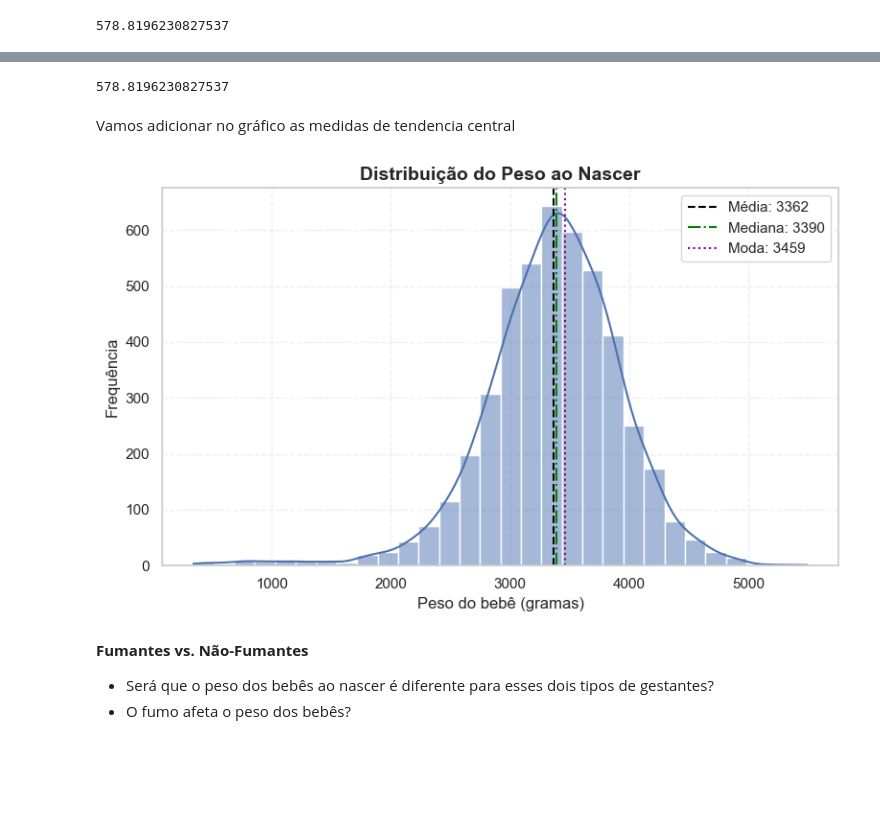
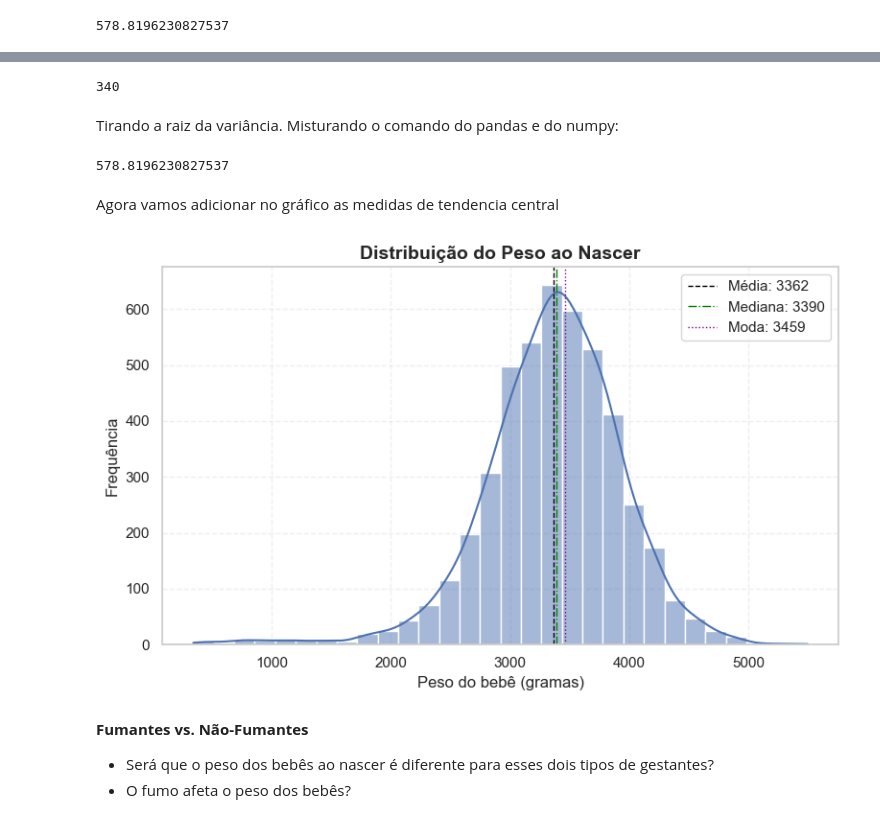
Before and after one commit to Daniel-Uhr/UFSC_2025, a Jupyter notebook: Seminario_2025_UFSC.ipynb, the cells around one changed output, grey strips where cells are left out. Saved outputs shown, nothing was run; the diff lists cells and outputs as text; code cells hidden in the pictures; blank space fills up the shorter version.

```diff
--- a/Seminario_2025_UFSC.ipynb
+++ b/Seminario_2025_UFSC.ipynb
@@ -399 +419,7 @@ df['bweight'].std()
+# %%
+np.min(df['bweight'])
+# %% [output]
+340
+# %% [markdown]
+Tirando a raiz da variância. Misturando o comando do pandas e do numpy:
 # %%
@@ -403,34 +427,34 @@ np.sqrt(df['bweight'].var())
 # %% [output]
 578.8196230827537
 # %% [markdown]
-Vamos adicionar no gráfico as medidas de tendencia central
+Agora vamos adicionar no gráfico as medidas de tendencia central
 # %%
 # Definir estilo e paleta
 sns.set_theme(style="whitegrid", palette="deep")
 
 plt.figure(figsize=(8,5))
 sns.histplot(df["bweight"], bins=30, kde=True, alpha=0.5)
 
 # Adicionar linhas da média, mediana e moda
-plt.axvline(media, color="black", linestyle="--", linewidth=1.5, label=f"Média: {media:.0f}")
-plt.axvline(mediana, color="green", linestyle="-.", linewidth=1.5, label=f"Mediana: {mediana:.0f}")
-plt.axvline(moda, color="purple", linestyle=":", linewidth=1.5, label=f"Moda: {moda:.0f}")
+plt.axvline(media, color="black", linestyle="--", linewidth=1.0, label=f"Média: {media:.0f}")
+plt.axvline(mediana, color="green", linestyle="-.", linewidth=1.0, label=f"Mediana: {mediana:.0f}")
+plt.axvline(moda, color="purple", linestyle=":", linewidth=1.0, label=f"Moda: {moda:.0f}")
 
 # Títulos e rótulos
 plt.title("Distribuição do Peso ao Nascer", fontsize=14, weight="bold")
 plt.xlabel("Peso do bebê (gramas)", fontsize=12)
 plt.ylabel("Frequência", fontsize=12)
 
 # Legenda
 plt.legend()
 
 # Grid
 plt.grid(True, linestyle="--", alpha=0.3)
 
 plt.tight_layout()
 plt.show()
 # %% [output]
-[figure, old version]
+[figure, new version]
 # %% [markdown]
 **Fumantes vs. Não-Fumantes**
 
```
Also changed, not shown: parts of 43 cells of this notebook.
